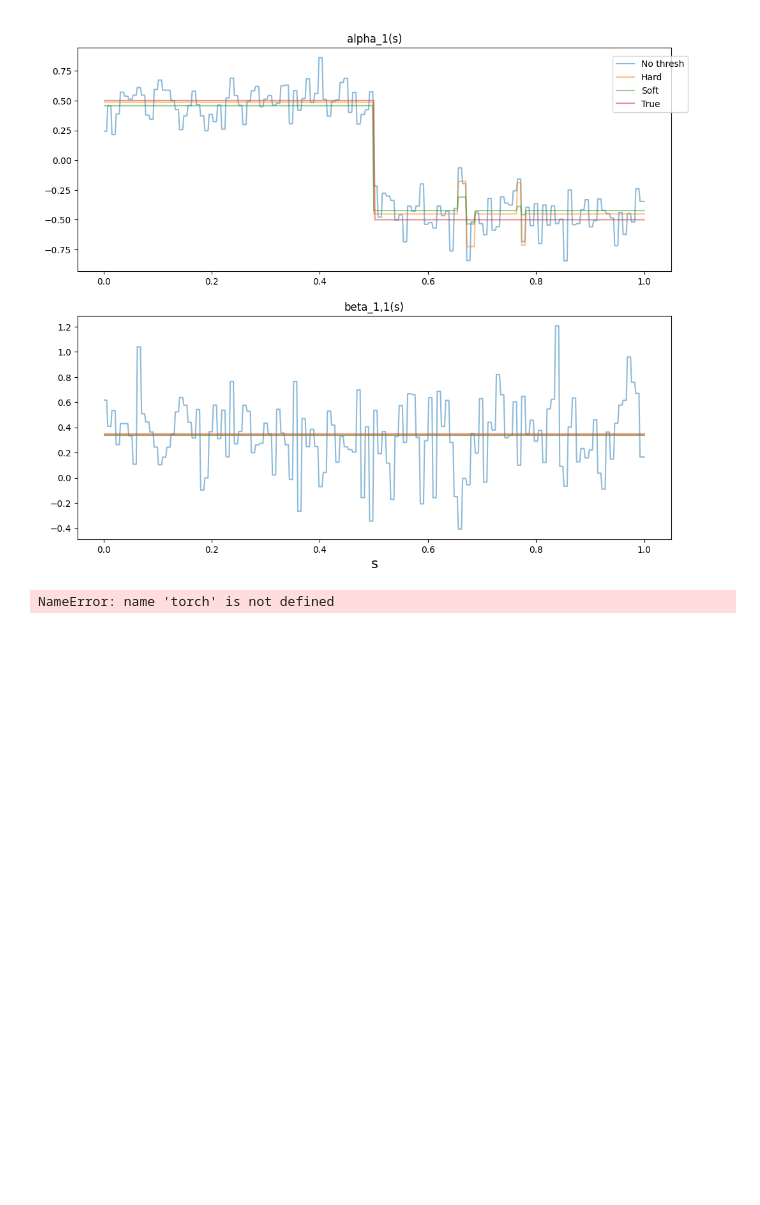
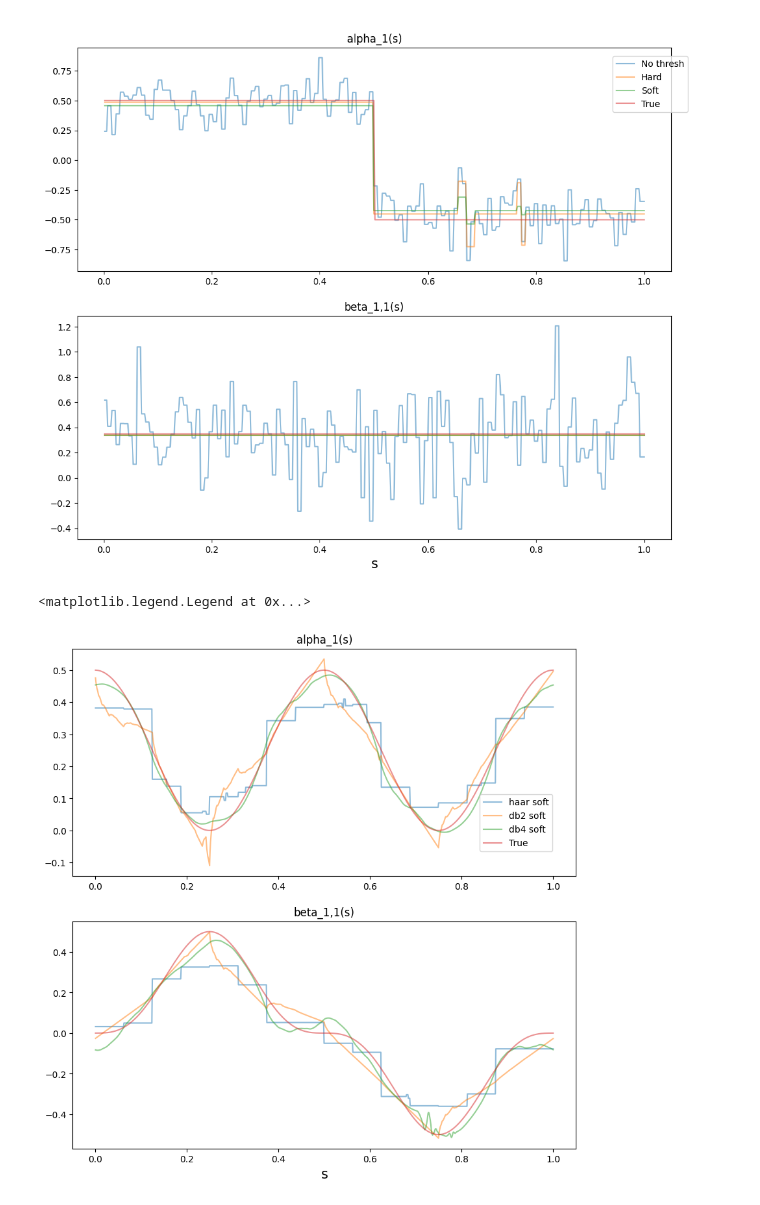
Before and after one commit to Lhx1108/TVGNAR, a Jupyter notebook: Example.ipynb, the cells around one changed output. Drawn from its saved outputs; the diff is of its cells as text; code cells hidden in the pictures; blank space fills up the shorter version.

```diff
--- a/Example.ipynb
+++ b/Example.ipynb
@@ -77,32 +77,33 @@ coefs[:,2] = const_fun(np.arange(-b,T+1))
 
 np.random.seed(1)
 vts_sim = TVGNAR_sim(network, 1, [1], coefs, intercept=True, global_intercept=True, error_cov_mat=0.1*np.identity(network.size),length=T+1,burn_in=b)
 np.savetxt("vts_sim.txt",vts_sim)
 
-g_tv_h_s = TVGNAR(1,[1],intercept=True,global_intercept=True,family="haar",gpu=True)
+g_tv_h_s = TVGNAR(1,[1],intercept=True,global_intercept=True,family="haar")
 g_tv_h_s.fit(network,vts_sim,thresh="soft",mad_level=1)
 
 g_tv = GNAR(1,[1],intercept=True)
 g_tv.fit(network,vts_sim)
 
 g_tv_db2_s = TVGNAR(1,[1],intercept=True,global_intercept=True,family="db2",basis_order_min=2)
 g_tv_db2_s.fit(network,vts_sim,thresh="soft",mad_level=1)
 
 g_tv_db4_s = TVGNAR(1,[1],intercept=True,global_intercept=True,family="db4",basis_order_min=3)
 g_tv_db4_s.fit(network,vts_sim,thresh="soft",mad_level=1)
 
 
 fig, axs = plt.subplots(2,figsize=(10,10))
 #fig.suptitle('alpha_t,beta_t,drift_t with db4 and different thresholding')
 for i in range(2):
     axs[i].plot(np.arange(1,T+1)/T,g_tv_h_s.get_coefs()[:,i],label="haar soft",alpha=0.5)
     axs[i].plot(np.arange(1,T+1)/T,g_tv_db2_s.get_coefs()[:,i],label="db2 soft",alpha=0.5)
     axs[i].plot(np.arange(1,T+1)/T,g_tv_db4_s.get_coefs()[:,i],label="db4 soft",alpha=0.5)
     axs[i].plot(np.arange(1,T+1)/T,coefs[b+1:,i],label="True",alpha=0.5)
 axs[0].title.set_text('alpha_1(s)')
 axs[1].title.set_text('beta_1,1(s)')
 axs[1].set_xlabel("s",fontsize=15)
 handles, labels = axs[-1].get_legend_handles_labels()
 fig.legend(handles, labels, loc=(0.8,0.6))
 # %% [output]
-NameError: name 'torch' is not defined
+<matplotlib.legend.Legend at 0x...>
+[figure, added]
```
